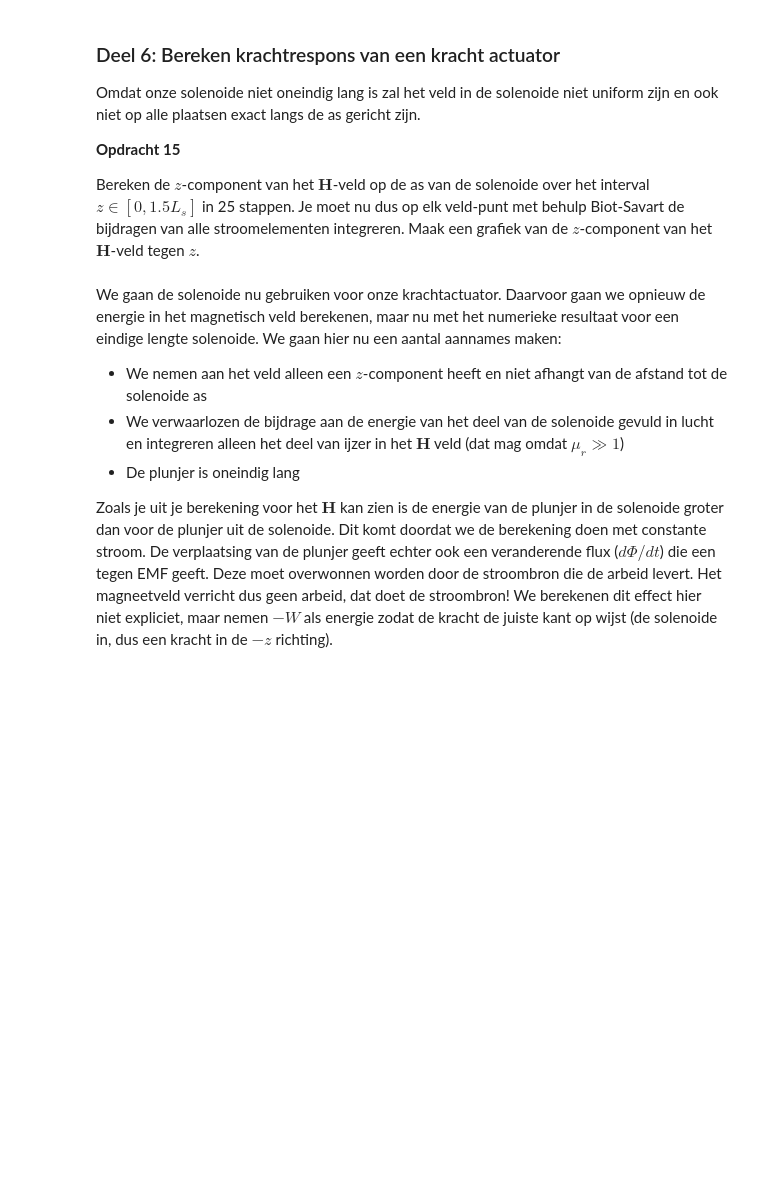
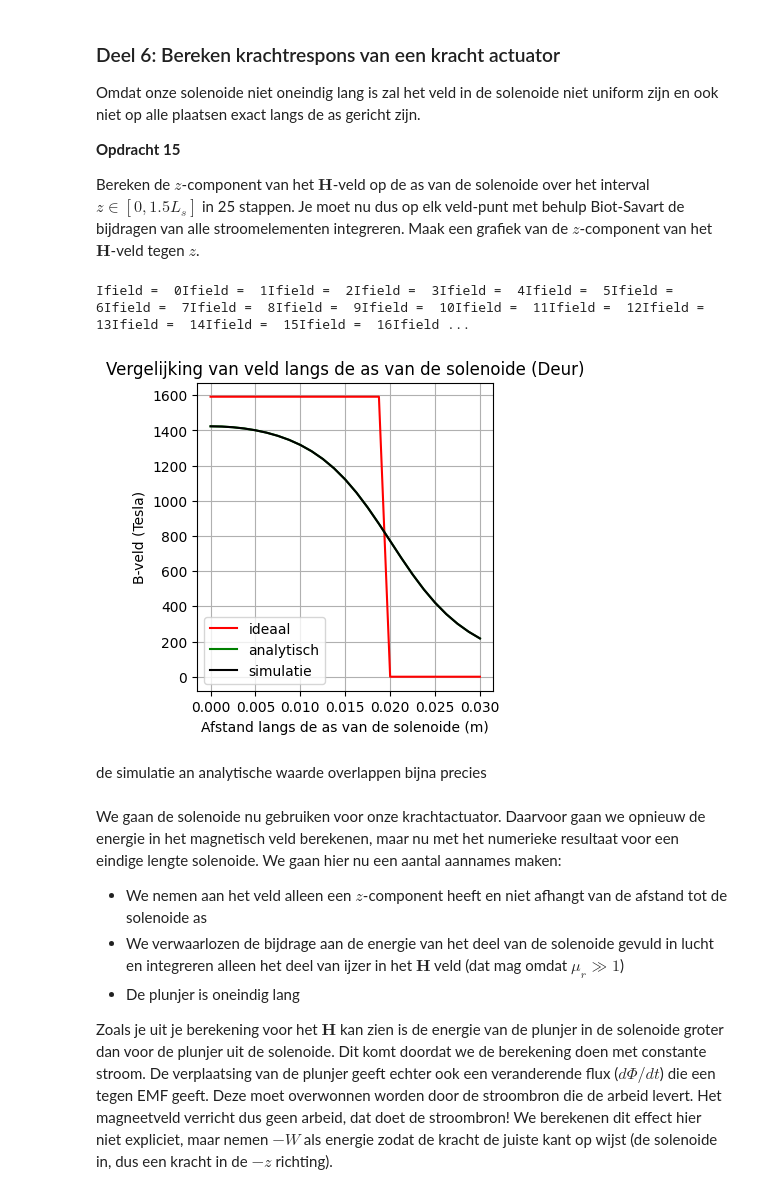
Before and after one commit to gltChboy/opdrachten-DEF-D, a Jupyter notebook: 2KrachtactuatorOpdracht/KrachtactuatorOpdracht.ipynb, the cells around one changed output. Drawn from its saved outputs; the diff is of its cells as text; code cells hidden in the pictures; blank space fills up the shorter version.

```diff
--- a/2KrachtactuatorOpdracht/KrachtactuatorOpdracht.ipynb
+++ b/2KrachtactuatorOpdracht/KrachtactuatorOpdracht.ipynb
@@ -579,43 +568,53 @@ Omdat onze solenoide niet oneindig lang is zal het veld in de solenoide niet uni
 Bereken de $z$-component van het $\mathbf{H}$-veld op de as van de solenoide over het interval $z \in [0, 1.5L_s]$ in 25 stappen. Je moet nu dus op elk veld-punt met behulp Biot-Savart de bijdragen van alle stroomelementen integreren. Maak een grafiek van de $z$-component van het $\mathbf{H}$-veld tegen $z$.
 # %%
 n_ax=25
-z_ax=np.linspace(0, 1.5*L_sol/2, n_ax)
-H_ax=np.zeros((n_ax,1))
+z_ax= np.linspace(0, 1.5*L_sol/2, n_ax)
 
-dl = np.column_stack((x1, y1, z1)) #parametriseert solenoide voor het antwoord dat hierboven convergeerde naar analytische waarde
-dl = dl[1:] - dl[:-1] #vector die bijna loodrecht staat op de vector vanuit het midden van de spoel
+H_ax= np.zeros((n_ax,1))
+aantal_omwent = aantal_wikkelingen
 
-#doorloopt de 25 punten in het interval 0-1.5Ls
+x, y, z = parametrisatie(N, r_sol, aantal_omwent, L_sol)
+
 for i_field in range(n_ax):
-    print(f"\rIfield =  {i_field}", end="") # Print welk element van het veld nu berekend wordt.
-    # Bepaal de field coordinate
+    r_field = np.array([0.0, 0.0, z_ax[i_field]])
     Hsimulated=np.array([0,0,0], dtype='float64')
-    r_field = np.array([0,0,z_ax[i_field]])
 
-    #functie dH_spoel doorloopt de solenoide om per source punt het H-veld te berekenen en op te tellen
-    H = np.abs(dH_spoel(r_field, dl)[2]) #neemt de z-component
+    for i_source in np.arange(1, N -1 ):
+        #tot N-1 omdat we i+1 gebruiken
 
-    # H-veld opslaan voor deze z-waarde in array
-    H_ax[i_field,0]=H
+        #dit is gecopieerd van de vorrige opdracht met de index variabele aangepast
+        r_source = np.array([x[i_source], y[i_source], z[i_source]])
+        r_volgende = np.array([x[i_source+1], y[i_source+1], z[i_source+1]])
+        dl = r_volgende - r_source
 
-H_veld_ideaal=analytical_answer*np.ones(n_ax)*(1.0*(z_ax < L_sol/2))
+        Hsimulated += field_current_element(r_field, r_source, dl, I)
+    print(f"Ifield =  {i_field}", end="")
 
+    # selecting the z-component
+    H_ax[i_field,0]=Hsimulated[2]
+
+H_veld_ideaal=H_analitisch*np.ones(n_ax)*(1.0*(z_ax < L_sol/2))
 
 # dit is nog een aardige analytische uitdrukking die je kan uitrekenen voor de z-component op de as van een solenoide met eindige lengte
-H_veld_analytisch=(N*I/L_sol/2)*((L_sol/2-z_ax)/np.sqrt((z_ax- L_sol/2)**2 + r_sol**2)+(L_sol/2+z_ax)/np.sqrt((z_ax+ L_sol/2)**2 + r_sol**2))
-
+H_veld_analytisch=(aantal_omwent*I/L_sol/2)*((L_sol/2-z_ax)/np.sqrt((z_ax- L_sol/2)**2 + r_sol**2)+(L_sol/2+z_ax)/np.sqrt((z_ax+ L_sol/2)**2 + r_sol**2))
 
 plt.figure(figsize=[13,4])
 plt.subplot(131)
-plt.title('z-component van H-veld')
+plt.title('z-component van B-veld')
 plt.plot(z_ax, H_veld_ideaal, '-r', label='ideaal')
 plt.plot(z_ax, H_veld_analytisch, '-g', label='analytisch')
 plt.plot(z_ax, H_ax, '-k', label='simulatie')
 plt.xlabel('Afstand langs de as van de solenoide (m)')
-plt.ylabel('H-veld (A/m)')
-plt.xlim(0,1.5*L_sol/2)
+plt.ylabel('B-veld (Tesla)')
 plt.legend()
+plt.grid()
+plt.title('Vergelijking van veld langs de as van de solenoide (Deur)')
 plt.show()
+# %% [output]
+Ifield =  0Ifield =  1Ifield =  2Ifield =  3Ifield =  4Ifield =  5Ifield =  6Ifield =  7Ifield =  8Ifield =  9Ifield =  10Ifield =  11Ifield =  12Ifield =  13Ifield =  14Ifield =  15Ifield =  16Ifield ...
+[figure, added]
+# %% [markdown]
+de simulatie an analytische waarde overlappen bijna precies
 # %% [markdown]
 We gaan de solenoide nu gebruiken voor onze krachtactuator. Daarvoor gaan we opnieuw de energie in het magnetisch veld berekenen, maar nu met het numerieke resultaat voor een eindige lengte solenoide. We gaan hier nu een aantal aannames maken:
 * We nemen aan het veld alleen een $z$-component heeft en niet afhangt van de afstand tot de solenoide as
```
Also changed, not shown: parts of 23 cells of this notebook, 9 other files.
